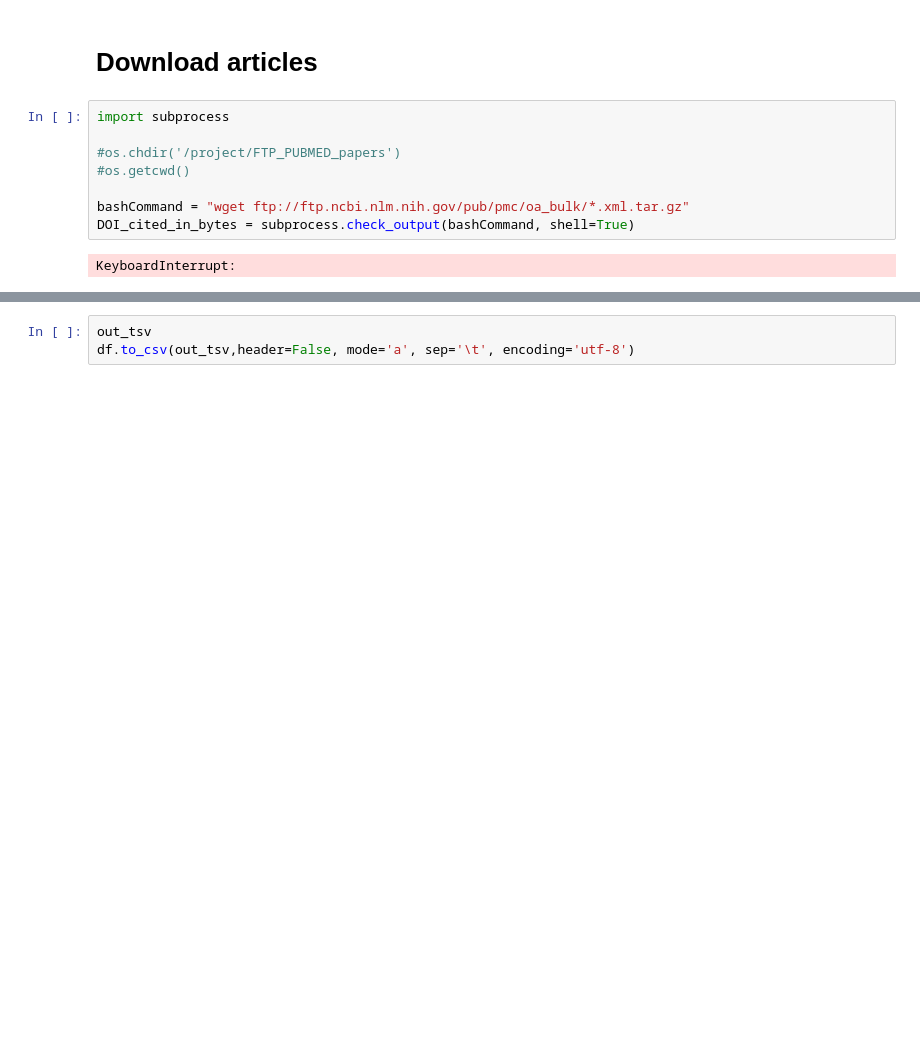
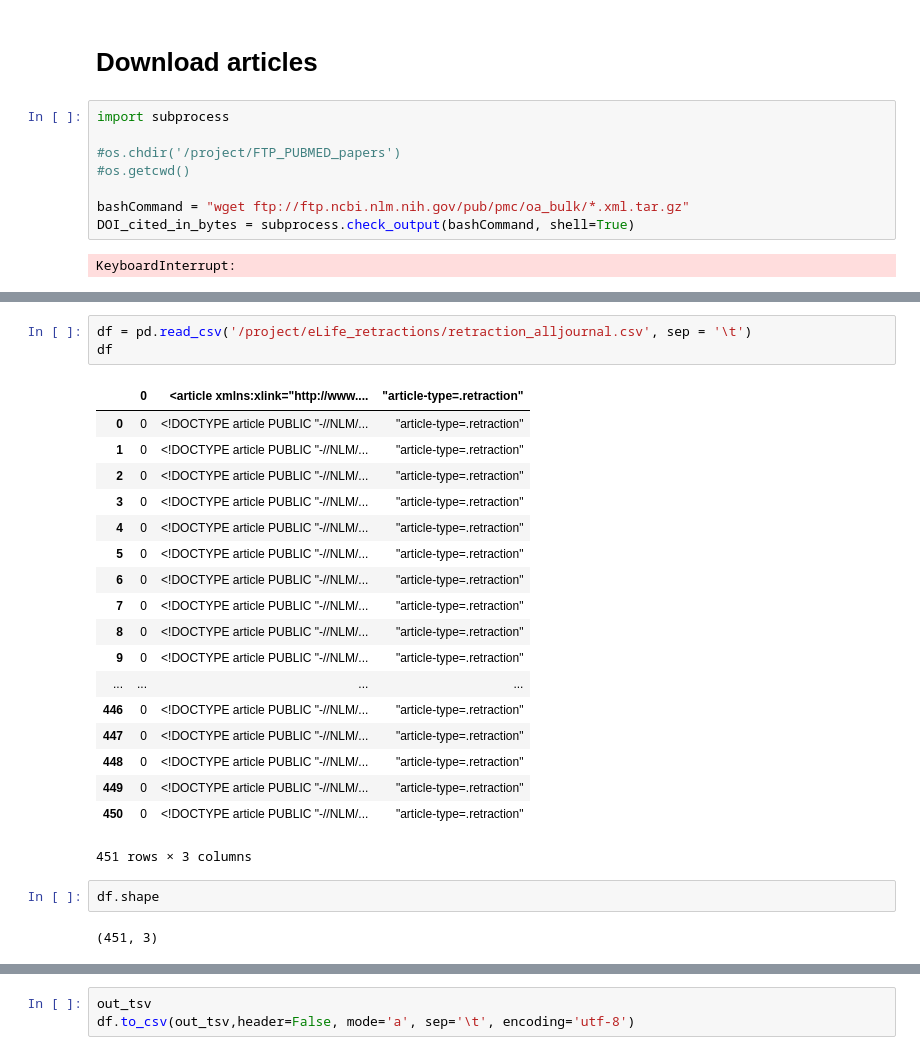
Before and after one commit to dciudadr/eLife_retractions, a Jupyter notebook: retract3.ipynb, the cells around one changed output, grey strips where cells are left out. Drawn from its saved outputs; the diff is of its cells as text; blank space fills up the shorter version.

```diff
--- a/retract3.ipynb
+++ b/retract3.ipynb
@@ -61,0 +60,26 @@ b'<article xmlns:xlink="http://www.w3.org/1999/xlink" xmlns:mml="http://www.w3.o
+# %%
+df = pd.read_csv('/project/eLife_retractions/retraction_alljournal.csv', sep = '\t')
+df
+# %% [output]
+|  | 0 | <article xmlns:xlink="http://www.... | "article-type=.retraction" |
+| 0 | 0 | <!DOCTYPE article PUBLIC "-//NLM/... | "article-type=.retraction" |
+| 1 | 0 | <!DOCTYPE article PUBLIC "-//NLM/... | "article-type=.retraction" |
+| 2 | 0 | <!DOCTYPE article PUBLIC "-//NLM/... | "article-type=.retraction" |
+| 3 | 0 | <!DOCTYPE article PUBLIC "-//NLM/... | "article-type=.retraction" |
+| 4 | 0 | <!DOCTYPE article PUBLIC "-//NLM/... | "article-type=.retraction" |
+| 5 | 0 | <!DOCTYPE article PUBLIC "-//NLM/... | "article-type=.retraction" |
+| 6 | 0 | <!DOCTYPE article PUBLIC "-//NLM/... | "article-type=.retraction" |
+| 7 | 0 | <!DOCTYPE article PUBLIC "-//NLM/... | "article-type=.retraction" |
+| 8 | 0 | <!DOCTYPE article PUBLIC "-//NLM/... | "article-type=.retraction" |
+| 9 | 0 | <!DOCTYPE article PUBLIC "-//NLM/... | "article-type=.retraction" |
+| ... | ... | ... | ... |
+| 446 | 0 | <!DOCTYPE article PUBLIC "-//NLM/... | "article-type=.retraction" |
+| 447 | 0 | <!DOCTYPE article PUBLIC "-//NLM/... | "article-type=.retraction" |
+| 448 | 0 | <!DOCTYPE article PUBLIC "-//NLM/... | "article-type=.retraction" |
+| 449 | 0 | <!DOCTYPE article PUBLIC "-//NLM/... | "article-type=.retraction" |
+| 450 | 0 | <!DOCTYPE article PUBLIC "-//NLM/... | "article-type=.retraction" |
+451 rows × 3 columns
+# %%
+df.shape
+# %% [output]
+(451, 3)
```
Also changed, not shown: parts of 14 cells of this notebook, 4 other files.
